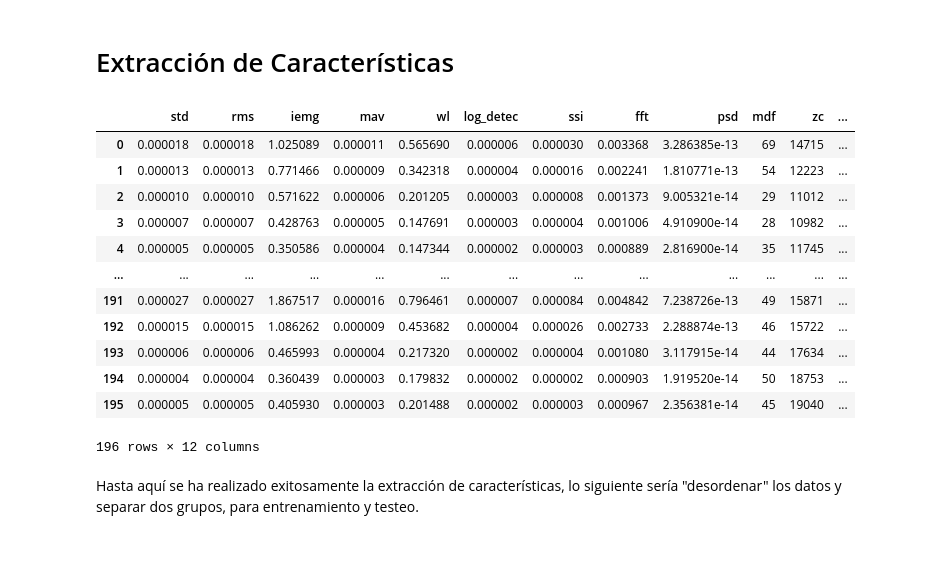
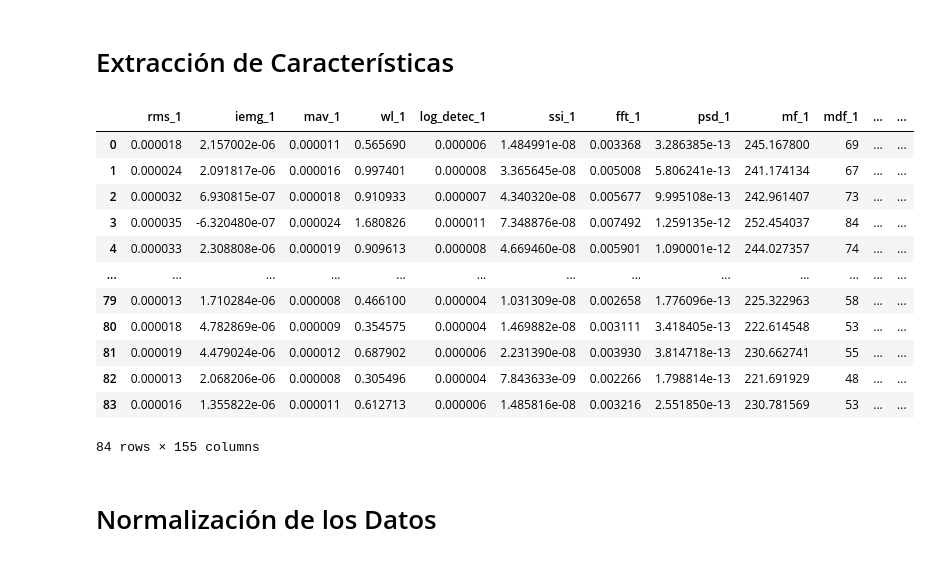
Before and after one commit to CarlosMQV/PDSI-EMG, a Jupyter notebook: src/Preprocesamiento-ejemplo.ipynb, the cells around one changed output. Cells and saved outputs as stored; diff of their text form; code cells hidden in the pictures.

Commit message:
Modified Preprocesasmiento-ejemplo.py and added normalization, split data and model training

```diff
--- a/src/Preprocesamiento-ejemplo.ipynb
+++ b/src/Preprocesamiento-ejemplo.ipynb
@@ -18,7 +18,14 @@ de código:
 
 data = lectura()
 '''
-data = pd.read_parquet('datasets/ninapro/DB6_s1_a/S1_D1_T1.parquet', engine='pyarrow')
+df1 = pd.read_parquet('../datasets/ninapro/DB6_s1_a/S1_D1_T1.parquet', engine='pyarrow')
+df2 = pd.read_parquet('../datasets/ninapro/DB6_s1_a/S1_D1_T2.parquet', engine='pyarrow')
+df3 = pd.read_parquet('../datasets/ninapro/DB6_s1_a/S1_D2_T1.parquet', engine='pyarrow')
+df4 = pd.read_parquet('../datasets/ninapro/DB6_s1_a/S1_D2_T2.parquet', engine='pyarrow')
+df5 = pd.read_parquet('../datasets/ninapro/DB6_s1_a/S1_D3_T1.parquet', engine='pyarrow')
+df6 = pd.read_parquet('../datasets/ninapro/DB6_s1_a/S1_D3_T2.parquet', engine='pyarrow')
+
+data = pd.concat([df1, df2, df3, df4, df5, df6], ignore_index=True)
 
 data = data.drop(columns=[data.columns[8], data.columns[9]])
 c_estimulo = data.columns[-1]
@@ -129,7 +132,6 @@ dv.simple_viewer(smeg_preprocess_data, 11, 0)
 # %%
 # Características que pueden extraerse
 feature_funcs = {
-    'std': ff.std,
     'rms': ff.rms,
     'iemg': ff.iemg,
     'mav': ff.mav,
@@ -138,46 +140,58 @@ feature_funcs = {
     'ssi': ff.ssi,
     'fft': ff.fast_fourier_trans,
     'psd': ff.power_spect_dens,
+    'mf': ff.mean_frequency,
     'mdf': ff.mdf,
     'zc': ff.zc,
 }
 # %%
-# Creamos un dataframe con columnas para cada característica y
-# una columna adicional para los estímulos
-features_data = pd.DataFrame(columns=list(feature_funcs.keys()) + ['stimulus'])
+# Creamos un dataframe con columnas para cada característica y sensor
+sensor_count = smeg_dim[1]  # Cantidad de sensores (número de columnas del dataframe original)
+feature_names = list(feature_funcs.keys())  # Nombres de las características a extraer
 
-# Convertimos los datos del dataframe a datos tipos numpy
-stimulus_np_data = stimulus_data.to_numpy()
+# Creamos las columnas de características para cada sensor
+columns = [f'{feature}_{sensor+1}' for sensor in range(sensor_count) for feature in feature_names]
+columns.append('stimulus')  # Añadimos la columna para el estímulo
 
-for i in tqdm(range(smeg_dim[0]), desc="Extrayendo Características"):
-  for j in range(smeg_dim[1]):
-    features_row = {}
-    series_data = smeg_preprocess_data.iloc[i, j].to_numpy()
+# Dataframe final para almacenar las características
+features_data = pd.DataFrame(columns=columns)
 
-    for name, func in feature_funcs.items():
-      features_row[name] = func(series_data)
+# Recorremos el dataset y extraemos las características
+for i in tqdm(range(smeg_dim[0]), desc="Extrayendo Características"):  # Recorremos cada fila
+    features_row = {}  # Fila donde se guardarán las características
 
+    for j in range(smeg_dim[1]):  # Recorremos cada celda (sensor) de la fila
+        series_data = smeg_preprocess_data.iloc[i, j].to_numpy()  # Convertimos la celda a numpy array
+
+        # Extraemos las características para esta celda (sensor)
+        for name, func in feature_funcs.items():
+            feature_name = f'{name}_{j+1}'  # Ej: 'std_1', 'rms_1' para el sensor 1
+            features_row[feature_name] = func(series_data)
+
+    # Añadimos el valor del estímulo correspondiente a esta fila
     features_row['stimulus'] = stimulus_data[i]
+
+    # Añadimos la fila de características al dataframe final
     features_data.loc[len(features_data)] = features_row
 
 # Llenamos los datos NaN con 0, esto debido a la conversión de 0 a NaN
 # en los dataframe
 features_data.fillna(0, inplace=True)
 
 features_data
 # %% [output]
-|  | std | rms | iemg | mav | wl | log_detec | ssi | fft | psd | mdf | zc | ... |
-| 0 | 0.000018 | 0.000018 | 1.025089 | 0.000011 | 0.565690 | 0.000006 | 0.000030 | 0.003368 | 3.286385e-13 | 69 | 14715 | ... |
-| 1 | 0.000013 | 0.000013 | 0.771466 | 0.000009 | 0.342318 | 0.000004 | 0.000016 | 0.002241 | 1.810771e-13 | 54 | 12223 | ... |
-| 2 | 0.000010 | 0.000010 | 0.571622 | 0.000006 | 0.201205 | 0.000003 | 0.000008 | 0.001373 | 9.005321e-14 | 29 | 11012 | ... |
-| 3 | 0.000007 | 0.000007 | 0.428763 | 0.000005 | 0.147691 | 0.000003 | 0.000004 | 0.001006 | 4.910900e-14 | 28 | 10982 | ... |
-| 4 | 0.000005 | 0.000005 | 0.350586 | 0.000004 | 0.147344 | 0.000002 | 0.000003 | 0.000889 | 2.816900e-14 | 35 | 11745 | ... |
+|  | rms_1 | iemg_1 | mav_1 | wl_1 | log_detec_1 | ssi_1 | fft_1 | psd_1 | mf_1 | mdf_1 | ... | ... |
+| 0 | 0.000018 | 2.157002e-06 | 0.000011 | 0.565690 | 0.000006 | 1.484991e-08 | 0.003368 | 3.286385e-13 | 245.167800 | 69 | ... | ... |
+| 1 | 0.000024 | 2.091817e-06 | 0.000016 | 0.997401 | 0.000008 | 3.365645e-08 | 0.005008 | 5.806241e-13 | 241.174134 | 67 | ... | ... |
+| 2 | 0.000032 | 6.930815e-07 | 0.000018 | 0.910933 | 0.000007 | 4.340320e-08 | 0.005677 | 9.995108e-13 | 242.961407 | 73 | ... | ... |
+| 3 | 0.000035 | -6.320480e-07 | 0.000024 | 1.680826 | 0.000011 | 7.348876e-08 | 0.007492 | 1.259135e-12 | 252.454037 | 84 | ... | ... |
+| 4 | 0.000033 | 2.308808e-06 | 0.000019 | 0.909613 | 0.000008 | 4.669460e-08 | 0.005901 | 1.090001e-12 | 244.027357 | 74 | ... | ... |
 | ... | ... | ... | ... | ... | ... | ... | ... | ... | ... | ... | ... | ... |
-| 191 | 0.000027 | 0.000027 | 1.867517 | 0.000016 | 0.796461 | 0.000007 | 0.000084 | 0.004842 | 7.238726e-13 | 49 | 15871 | ... |
-| 192 | 0.000015 | 0.000015 | 1.086262 | 0.000009 | 0.453682 | 0.000004 | 0.000026 | 0.002733 | 2.288874e-13 | 46 | 15722 | ... |
-| 193 | 0.000006 | 0.000006 | 0.465993 | 0.000004 | 0.217320 | 0.000002 | 0.000004 | 0.001080 | 3.117915e-14 | 44 | 17634 | ... |
-| 194 | 0.000004 | 0.000004 | 0.360439 | 0.000003 | 0.179832 | 0.000002 | 0.000002 | 0.000903 | 1.919520e-14 | 50 | 18753 | ... |
-| 195 | 0.000005 | 0.000005 | 0.405930 | 0.000003 | 0.201488 | 0.000002 | 0.000003 | 0.000967 | 2.356381e-14 | 45 | 19040 | ... |
+| 79 | 0.000013 | 1.710284e-06 | 0.000008 | 0.466100 | 0.000004 | 1.031309e-08 | 0.002658 | 1.776096e-13 | 225.322963 | 58 | ... | ... |
+| 80 | 0.000018 | 4.782869e-06 | 0.000009 | 0.354575 | 0.000004 | 1.469882e-08 | 0.003111 | 3.418405e-13 | 222.614548 | 53 | ... | ... |
+| 81 | 0.000019 | 4.479024e-06 | 0.000012 | 0.687902 | 0.000006 | 2.231390e-08 | 0.003930 | 3.814718e-13 | 230.662741 | 55 | ... | ... |
+| 82 | 0.000013 | 2.068206e-06 | 0.000008 | 0.305496 | 0.000004 | 7.843633e-09 | 0.002266 | 1.798814e-13 | 221.691929 | 48 | ... | ... |
+| 83 | 0.000016 | 1.355822e-06 | 0.000011 | 0.612713 | 0.000006 | 1.485816e-08 | 0.003216 | 2.551850e-13 | 230.781569 | 53 | ... | ... |
-196 rows × 12 columns
+84 rows × 155 columns
-# %% [markdown]
-Hasta aquí se ha realizado exitosamente la extracción de características, lo siguiente sería "desordenar" los datos y separar dos grupos, para entrenamiento y testeo.
+# %% [markdown]
+# Normalización de los Datos
```
Also changed, not shown: parts of 13 cells of this notebook.
